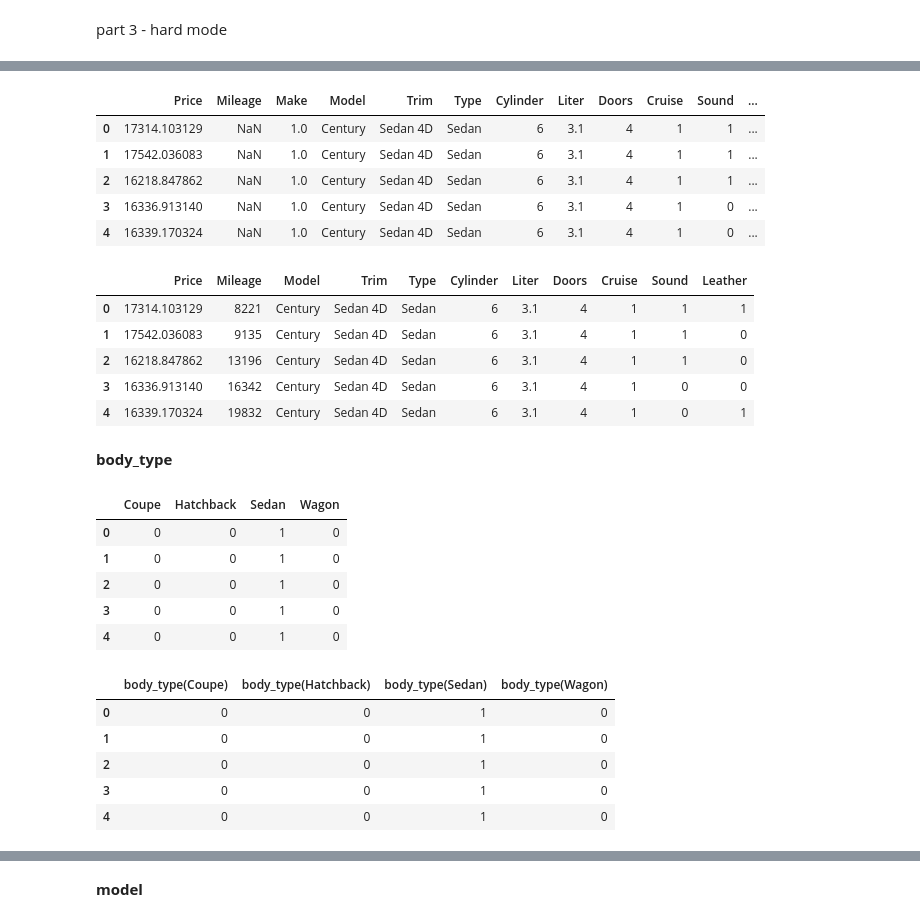
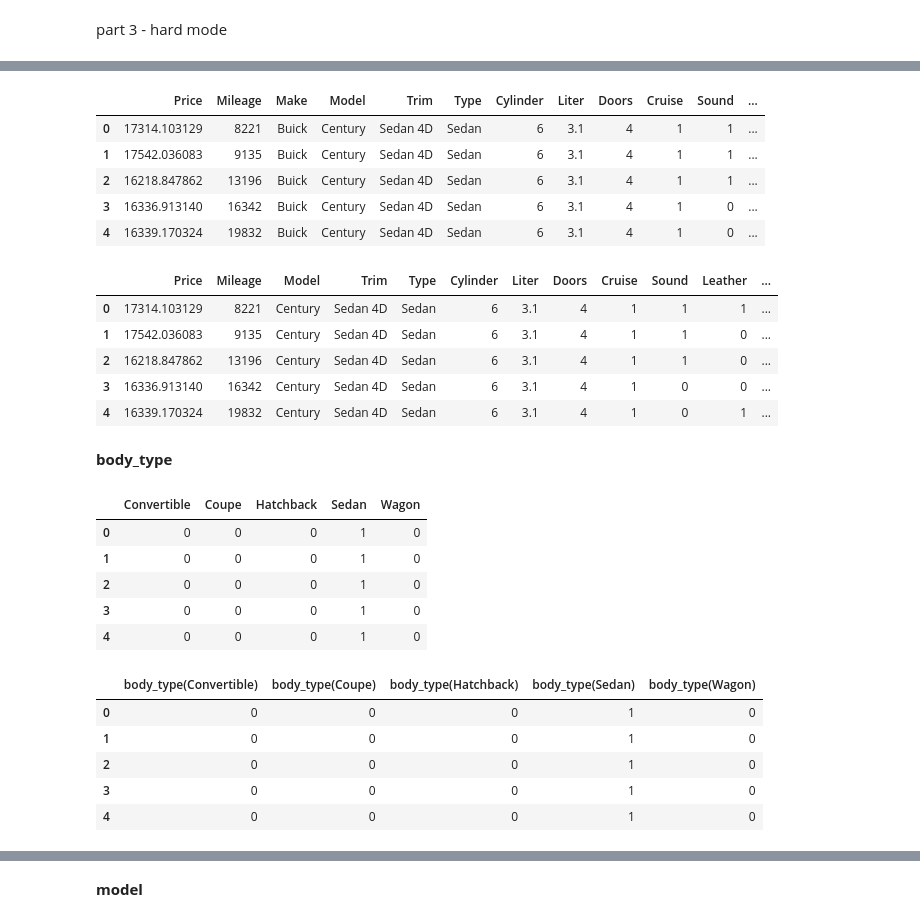
Before and after one commit to Bavitayadav8/Bavitayadav8, a Jupyter notebook: Assignment8.ipynb, the cells around one changed output, grey strips where cells are left out. Saved outputs shown, nothing was run; the diff lists cells and outputs as text; code cells hidden in the pictures.

```diff
--- a/Assignment8.ipynb
+++ b/Assignment8.ipynb
@@ -210,6 +171,6 @@ dumies variable -- **Make**
 # %% [markdown]
 part 3 - hard mode
 # %%
-make = pd.get_dummies(df['Make'], drop_first = True)
+make = pd.get_dummies(df['Make'])
 make.head()
 # %% [output]
@@ -222,4 +183,4 @@ make.head()
 # %%
-make = make.rename(columns={'Cadillac':'make(Cadillac)', 'Chevrolet':'make(Chevrolet)', 'Pontiac':'make(Pontiac)','SAAB':'make(SAAB)', 'Saturn':'make(Saturn)'})
+make = make.rename(columns={'Buick':'make(Buick)', 'Cadillac':'make(Cadillac)', 'Chevrolet':'make(Chevrolet)', 'Pontiac':'make(Pontiac)','SAAB':'make(SAAB)', 'Saturn':'make(Saturn)'})
 make.head()
 # %% [output]
@@ -234,43 +195,43 @@ df = pd.concat([df,make], axis=1)
 df.head()
 # %% [output]
 |  | Price | Mileage | Make | Model | Trim | Type | Cylinder | Liter | Doors | Cruise | Sound | ... |
-| 0 | 17314.103129 | NaN | 1.0 | Century | Sedan 4D | Sedan | 6 | 3.1 | 4 | 1 | 1 | ... |
-| 1 | 17542.036083 | NaN | 1.0 | Century | Sedan 4D | Sedan | 6 | 3.1 | 4 | 1 | 1 | ... |
-| 2 | 16218.847862 | NaN | 1.0 | Century | Sedan 4D | Sedan | 6 | 3.1 | 4 | 1 | 1 | ... |
-| 3 | 16336.913140 | NaN | 1.0 | Century | Sedan 4D | Sedan | 6 | 3.1 | 4 | 1 | 0 | ... |
-| 4 | 16339.170324 | NaN | 1.0 | Century | Sedan 4D | Sedan | 6 | 3.1 | 4 | 1 | 0 | ... |
+| 0 | 17314.103129 | 8221 | Buick | Century | Sedan 4D | Sedan | 6 | 3.1 | 4 | 1 | 1 | ... |
+| 1 | 17542.036083 | 9135 | Buick | Century | Sedan 4D | Sedan | 6 | 3.1 | 4 | 1 | 1 | ... |
+| 2 | 16218.847862 | 13196 | Buick | Century | Sedan 4D | Sedan | 6 | 3.1 | 4 | 1 | 1 | ... |
+| 3 | 16336.913140 | 16342 | Buick | Century | Sedan 4D | Sedan | 6 | 3.1 | 4 | 1 | 0 | ... |
+| 4 | 16339.170324 | 19832 | Buick | Century | Sedan 4D | Sedan | 6 | 3.1 | 4 | 1 | 0 | ... |
 # %%
 df = df.drop('Make',axis=1)
 df.head()
 # %% [output]
-|  | Price | Mileage | Model | Trim | Type | Cylinder | Liter | Doors | Cruise | Sound | Leather |
-| 0 | 17314.103129 | 8221 | Century | Sedan 4D | Sedan | 6 | 3.1 | 4 | 1 | 1 | 1 |
-| 1 | 17542.036083 | 9135 | Century | Sedan 4D | Sedan | 6 | 3.1 | 4 | 1 | 1 | 0 |
-| 2 | 16218.847862 | 13196 | Century | Sedan 4D | Sedan | 6 | 3.1 | 4 | 1 | 1 | 0 |
-| 3 | 16336.913140 | 16342 | Century | Sedan 4D | Sedan | 6 | 3.1 | 4 | 1 | 0 | 0 |
-| 4 | 16339.170324 | 19832 | Century | Sedan 4D | Sedan | 6 | 3.1 | 4 | 1 | 0 | 1 |
+|  | Price | Mileage | Model | Trim | Type | Cylinder | Liter | Doors | Cruise | Sound | Leather | ... |
+| 0 | 17314.103129 | 8221 | Century | Sedan 4D | Sedan | 6 | 3.1 | 4 | 1 | 1 | 1 | ... |
+| 1 | 17542.036083 | 9135 | Century | Sedan 4D | Sedan | 6 | 3.1 | 4 | 1 | 1 | 0 | ... |
+| 2 | 16218.847862 | 13196 | Century | Sedan 4D | Sedan | 6 | 3.1 | 4 | 1 | 1 | 0 | ... |
+| 3 | 16336.913140 | 16342 | Century | Sedan 4D | Sedan | 6 | 3.1 | 4 | 1 | 0 | 0 | ... |
+| 4 | 16339.170324 | 19832 | Century | Sedan 4D | Sedan | 6 | 3.1 | 4 | 1 | 0 | 1 | ... |
 # %% [markdown]
 **body_type**
 # %%
-body_type = pd.get_dummies(df['Type'], drop_first = True)
+body_type = pd.get_dummies(df['Type'])
 body_type.head()
 # %% [output]
-|  | Coupe | Hatchback | Sedan | Wagon |
-| 0 | 0 | 0 | 1 | 0 |
-| 1 | 0 | 0 | 1 | 0 |
-| 2 | 0 | 0 | 1 | 0 |
-| 3 | 0 | 0 | 1 | 0 |
-| 4 | 0 | 0 | 1 | 0 |
+|  | Convertible | Coupe | Hatchback | Sedan | Wagon |
+| 0 | 0 | 0 | 0 | 1 | 0 |
+| 1 | 0 | 0 | 0 | 1 | 0 |
+| 2 | 0 | 0 | 0 | 1 | 0 |
+| 3 | 0 | 0 | 0 | 1 | 0 |
+| 4 | 0 | 0 | 0 | 1 | 0 |
 # %%
-body_type = body_type.rename(columns={'Coupe':'body_type(Coupe)','Hatchback':'body_type(Hatchback)','Sedan':'body_type(Sedan)','Wagon':'body_type(Wagon)'})
+body_type = body_type.rename(columns={'Convertible':'body_type(Convertible)', 'Coupe':'body_type(Coupe)','Hatchback':'body_type(Hatchback)','Sedan':'body_type(Sedan)','Wagon':'body_type(Wagon)'})
 body_type.head()
 # %% [output]
-|  | body_type(Coupe) | body_type(Hatchback) | body_type(Sedan) | body_type(Wagon) |
-| 0 | 0 | 0 | 1 | 0 |
-| 1 | 0 | 0 | 1 | 0 |
-| 2 | 0 | 0 | 1 | 0 |
-| 3 | 0 | 0 | 1 | 0 |
-| 4 | 0 | 0 | 1 | 0 |
+|  | body_type(Convertible) | body_type(Coupe) | body_type(Hatchback) | body_type(Sedan) | body_type(Wagon) |
+| 0 | 0 | 0 | 0 | 1 | 0 |
+| 1 | 0 | 0 | 0 | 1 | 0 |
+| 2 | 0 | 0 | 0 | 1 | 0 |
+| 3 | 0 | 0 | 0 | 1 | 0 |
+| 4 | 0 | 0 | 0 | 1 | 0 |
 # %%
 df = pd.concat([df,body_type], axis=1)
 df.head()
```
Also changed, not shown: parts of 24 cells of this notebook.
